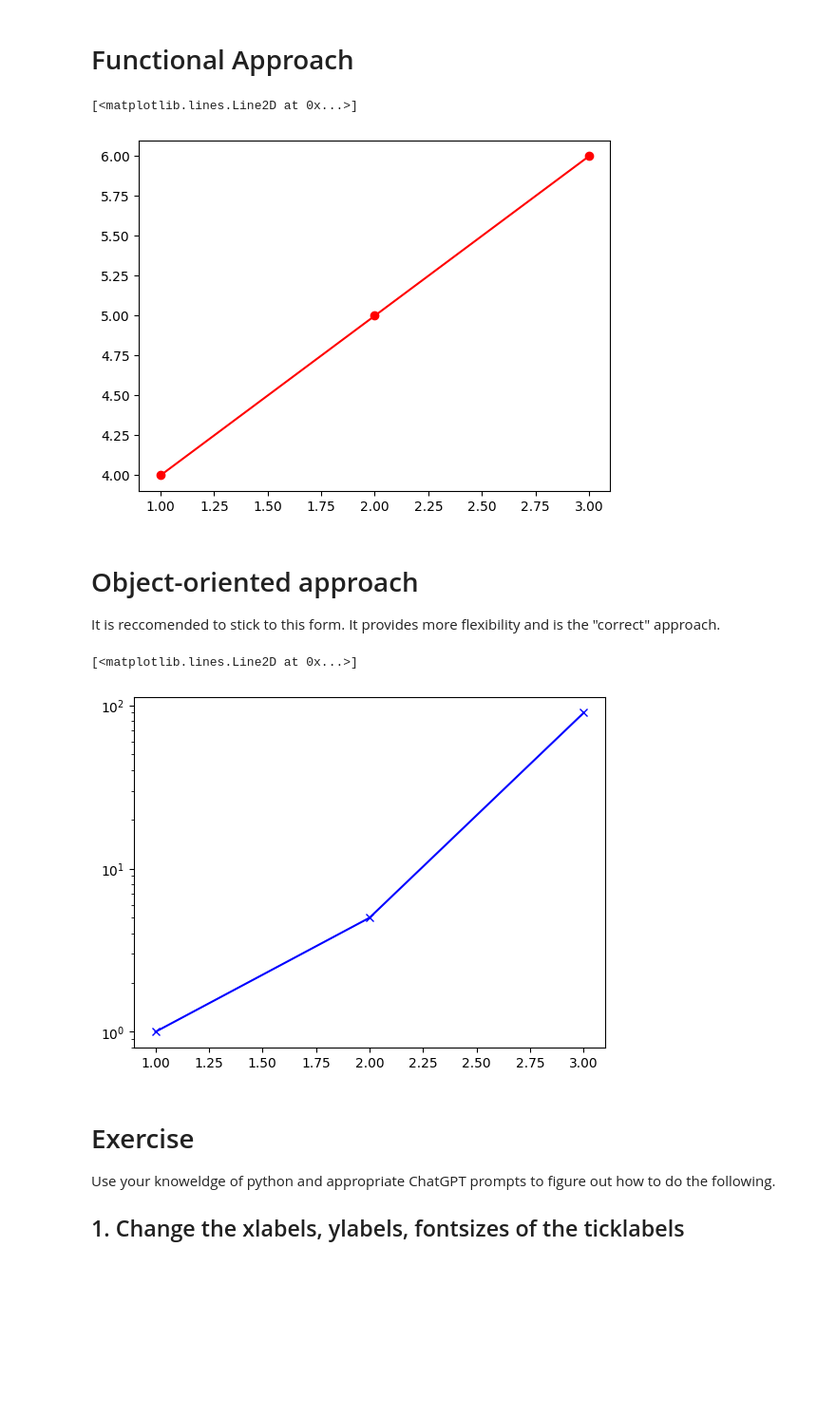
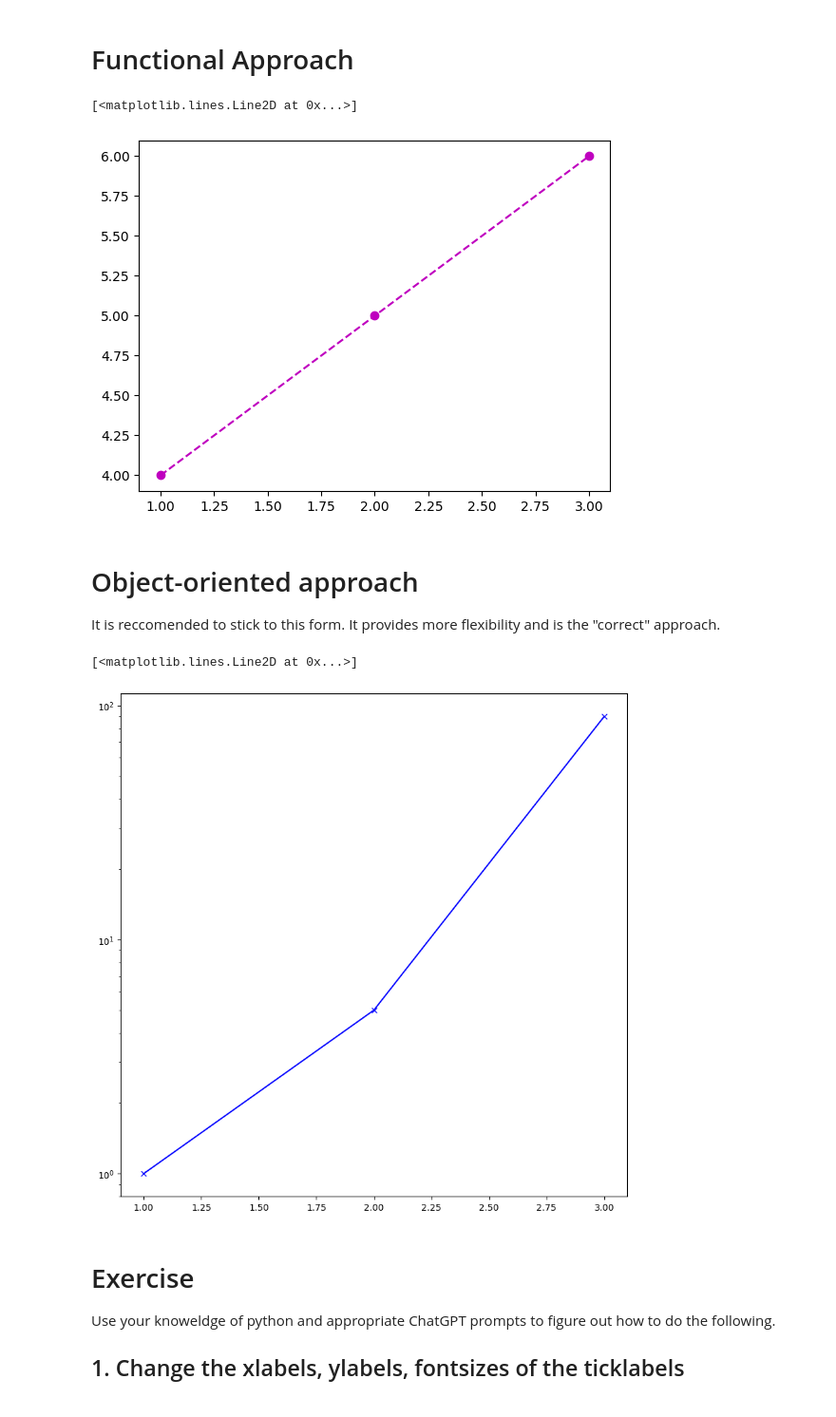
Before and after one commit to ramav87/Introduction-to-Python, a Jupyter notebook: Notebooks/Matplotlib.ipynb, the cells around one changed output. Shown at 95% size. Saved outputs shown, nothing was run; the diff lists cells and outputs as text; code cells hidden in the pictures; blank space fills up the shorter version.

```diff
--- a/Notebooks/Matplotlib.ipynb
+++ b/Notebooks/Matplotlib.ipynb
@@ -8,20 +8,20 @@ import matplotlib.pyplot as plt
 #Functional approach
 
 plt.figure()
-plt.plot([1,2,3], [4,5,6], 'ro-')
+plt.plot([1,2,3], [4,5,6], 'mo--')
 # %% [output]
 [<matplotlib.lines.Line2D at 0x...>]
-[figure, old version]
+[figure, new version]
 # %% [markdown]
 # Object-oriented approach
 
 It is reccomended to stick to this form. It provides more flexibility and is the "correct" approach.
 # %%
-fig, axes = plt.subplots()
+fig, axes = plt.subplots(figsize=(10,10))
 axes.semilogy([1,2,3],[1,5,90], 'bx-') #log y axis
 # %% [output]
 [<matplotlib.lines.Line2D at 0x...>]
-[figure, old version]
+[figure, new version]
 # %% [markdown]
 # Exercise
 
```
Also changed, not shown: parts of 15 cells of this notebook.
